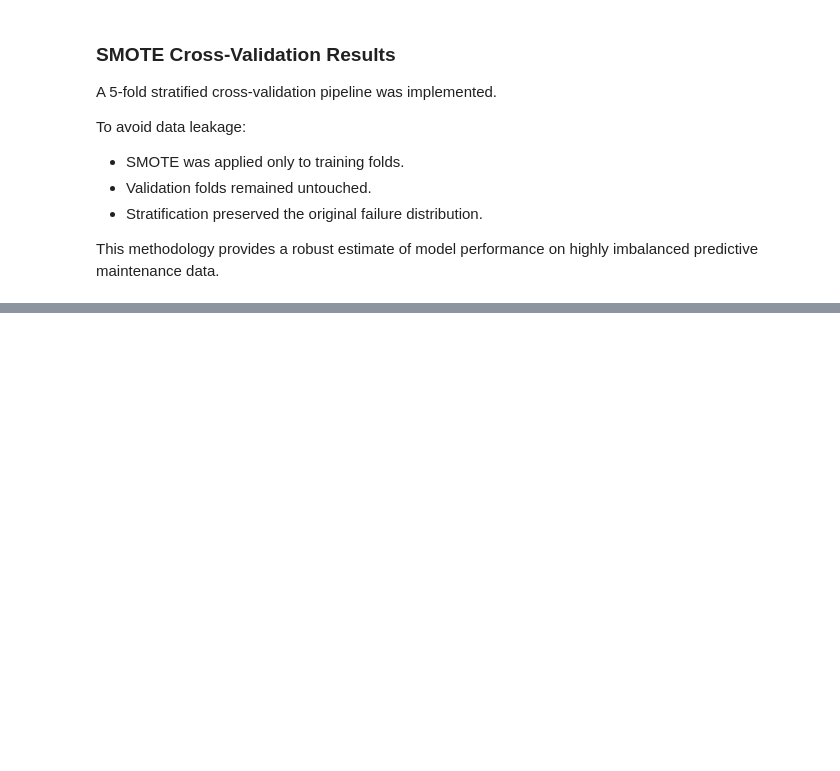
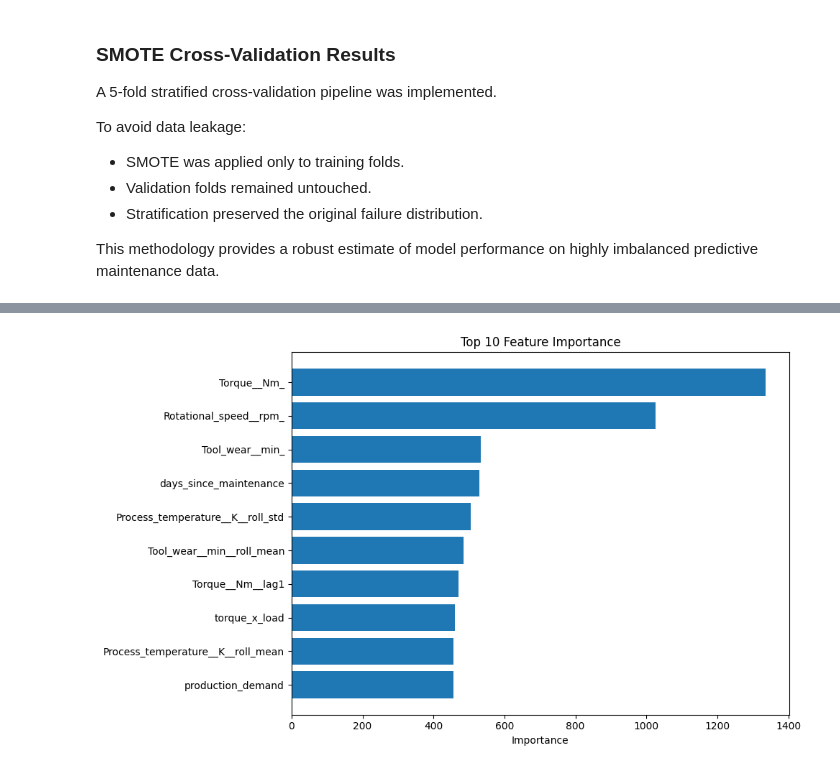
Before and after one commit to snpdsai/predictive-maintenance-contextual-ai, a Jupyter notebook: notebooks/03_modeling.ipynb, the cells around one changed output, grey strips where cells are left out. Saved outputs shown, nothing was run; the diff lists cells and outputs as text; code cells hidden in the pictures; blank space fills up the shorter version.

Commit message:
Analyze feature importance for LightGBM predictive model

```diff
--- a/notebooks/03_modeling.ipynb
+++ b/notebooks/03_modeling.ipynb
@@ -353,3 +359,17 @@ To avoid data leakage:
 - Stratification preserved the original failure distribution.
 
 This methodology provides a robust estimate of model performance on highly imbalanced predictive maintenance data.
+# %%
+from lightgbm import LGBMClassifier
+
+final_model = LGBMClassifier(
+    n_estimators=500,
+    learning_rate=0.05,
+    num_leaves=31,
+    subsample=0.8,
+    colsample_bytree=0.8,
+    random_state=42,
+    verbosity=-1,
+)
+
+final_model.fit(X, y)
@@ -355,0 +379,8 @@ This methodology provides a robust estimate of model performance on highly imbal
+# %%
+importance_df = pd.DataFrame(
+    {"Feature": X.columns, "Importance": final_model.feature_importances_}
+)
+
+importance_df = importance_df.sort_values(by="Importance", ascending=False)
+
+importance_df.head(20)
@@ -355,0 +405,4 @@ This methodology provides a robust estimate of model performance on highly imbal
+# %%
+top10 = importance_df.head(10)
+
+top10
@@ -355,0 +421,16 @@ This methodology provides a robust estimate of model performance on highly imbal
+# %%
+import matplotlib.pyplot as plt
+
+plt.figure(figsize=(10, 6))
+
+plt.barh(top10["Feature"][::-1], top10["Importance"][::-1])
+
+plt.xlabel("Importance")
+
+plt.title("Top 10 Feature Importance")
+
+plt.tight_layout()
+
+plt.show()
+# %% [output]
+[figure, added]
```
Also changed, not shown: parts of 12 cells of this notebook, 4 other files.
